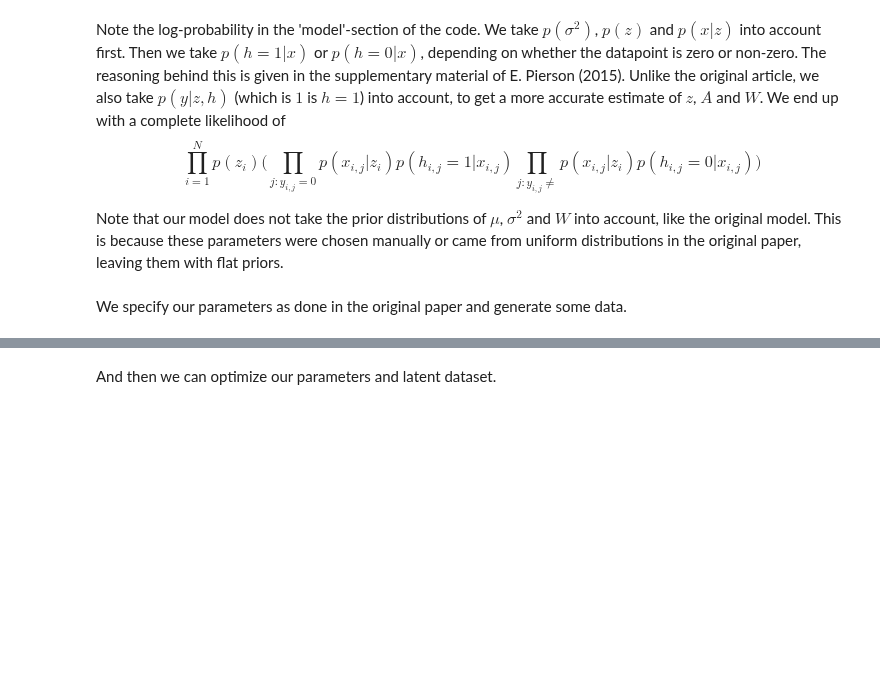
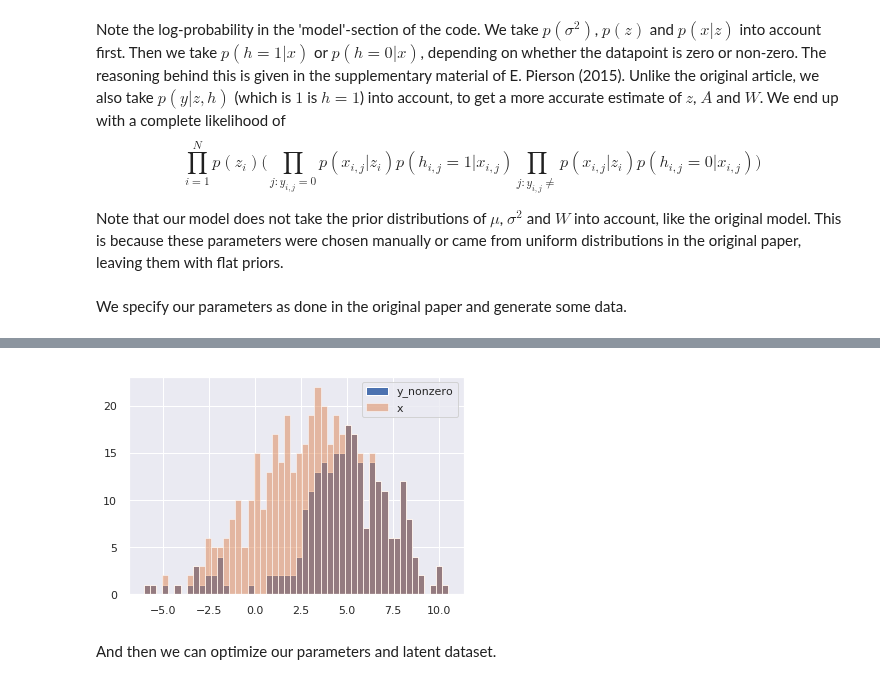
Before and after one commit to tobias-beers/RNA_visualization, a Jupyter notebook: Code/PyStan/ZIFA.ipynb, the cells around one changed output, grey strips where cells are left out. Drawn from its saved outputs; the diff is of its cells as text; code cells hidden in the pictures; blank space fills up the shorter version.

```diff
--- a/Code/PyStan/ZIFA.ipynb
+++ b/Code/PyStan/ZIFA.ipynb
@@ -132,3 +134,10 @@ plt.show()
+# %%
+plt.hist(np.concatenate(y)[np.concatenate(y)!=0], bins=int(N/3), alpha=1, label='y_nonzero')
+plt.hist(np.concatenate(x), bins=int(N/3), alpha=0.5, label='x')
+plt.legend()
+plt.show()
+# %% [output]
+[figure, added]
 # %% [markdown]
 And then we can optimize our parameters and latent dataset.
 # %%
```
Also changed, not shown: parts of 8 cells of this notebook, 1 other file.
